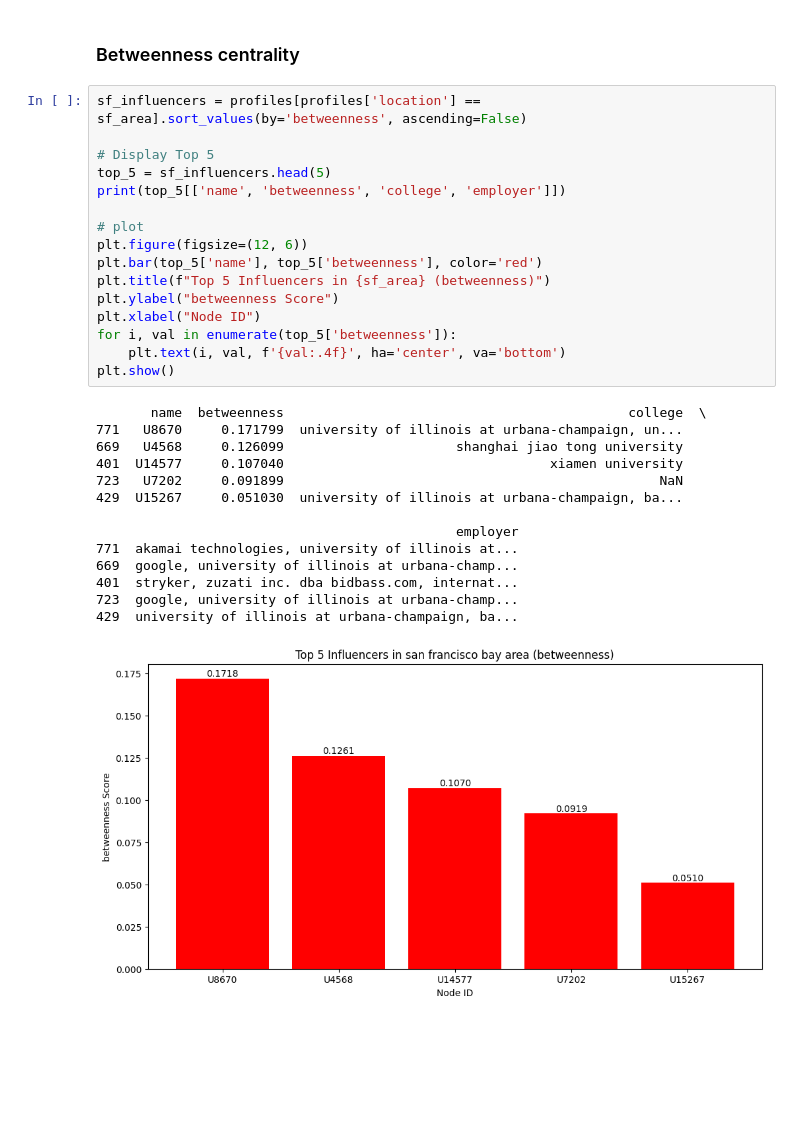
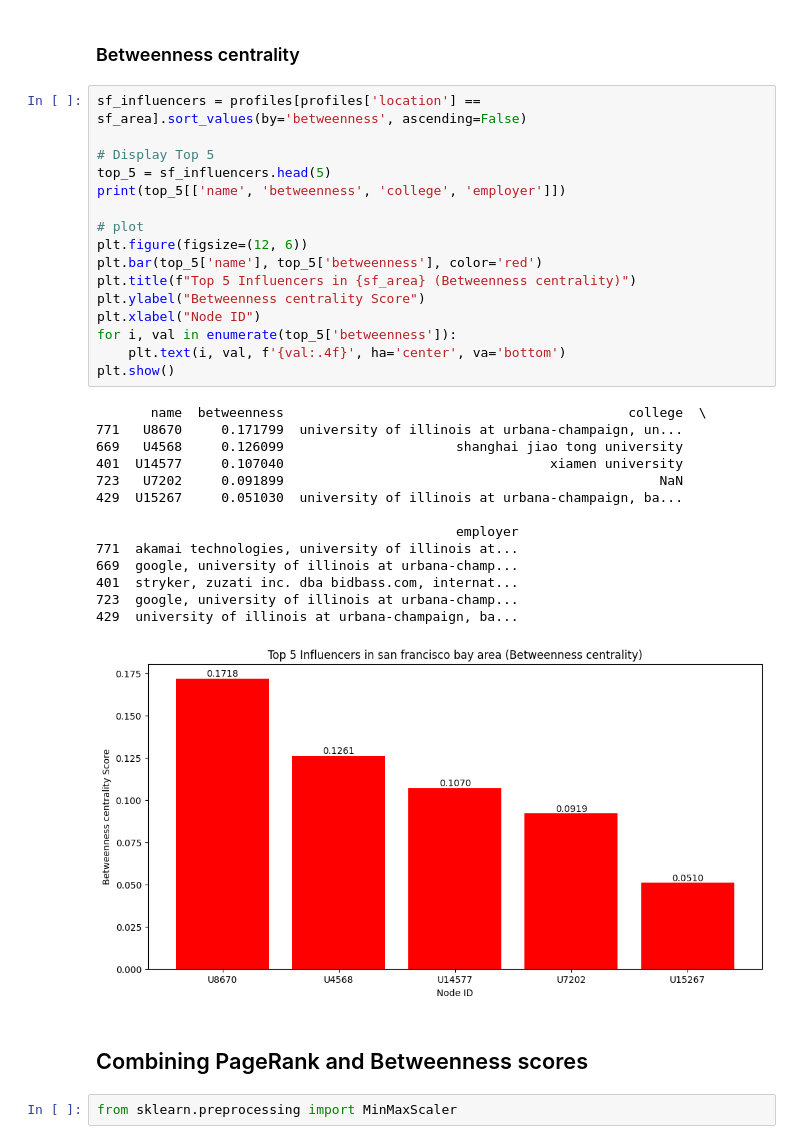
Before and after one commit to Nico-Grosso/Challenge1, a Jupyter notebook: Find_influencers_yourname.ipynb, the cells around one changed output. Drawn from its saved outputs; the diff is of its cells as text; blank space fills up the shorter version.

Commit message:
update find influencers

```diff
--- a/Find_influencers_yourname.ipynb
+++ b/Find_influencers_yourname.ipynb
@@ -284,31 +284,35 @@ plt.show()
 # %%
 sf_influencers = profiles[profiles['location'] == sf_area].sort_values(by='betweenness', ascending=False)
 
 # Display Top 5
 top_5 = sf_influencers.head(5)
 print(top_5[['name', 'betweenness', 'college', 'employer']])
 
 # plot
 plt.figure(figsize=(12, 6))
 plt.bar(top_5['name'], top_5['betweenness'], color='red')
-plt.title(f"Top 5 Influencers in {sf_area} (betweenness)")
-plt.ylabel("betweenness Score")
+plt.title(f"Top 5 Influencers in {sf_area} (Betweenness centrality)")
+plt.ylabel("Betweenness centrality Score")
 plt.xlabel("Node ID")
 for i, val in enumerate(top_5['betweenness']):
     plt.text(i, val, f'{val:.4f}', ha='center', va='bottom')
 plt.show()
 # %% [output]
        name  betweenness                                            college  \
 771   U8670     0.171799  university of illinois at urbana-champaign, un...
 669   U4568     0.126099                      shanghai jiao tong university
 401  U14577     0.107040                                  xiamen university
 723   U7202     0.091899                                                NaN
 429  U15267     0.051030  university of illinois at urbana-champaign, ba...
 
                                               employer
 771  akamai technologies, university of illinois at...
 669  google, university of illinois at urbana-champ...
 401  stryker, zuzati inc. dba bidbass.com, internat...
 723  google, university of illinois at urbana-champ...
 429  university of illinois at urbana-champaign, ba...
-[figure, old version]
+[figure, new version]
+# %% [markdown]
+## Combining PageRank and Betweenness scores
+# %%
+from sklearn.preprocessing import MinMaxScaler
```
Also changed, not shown: parts of 2 cells of this notebook, 1 other file.
